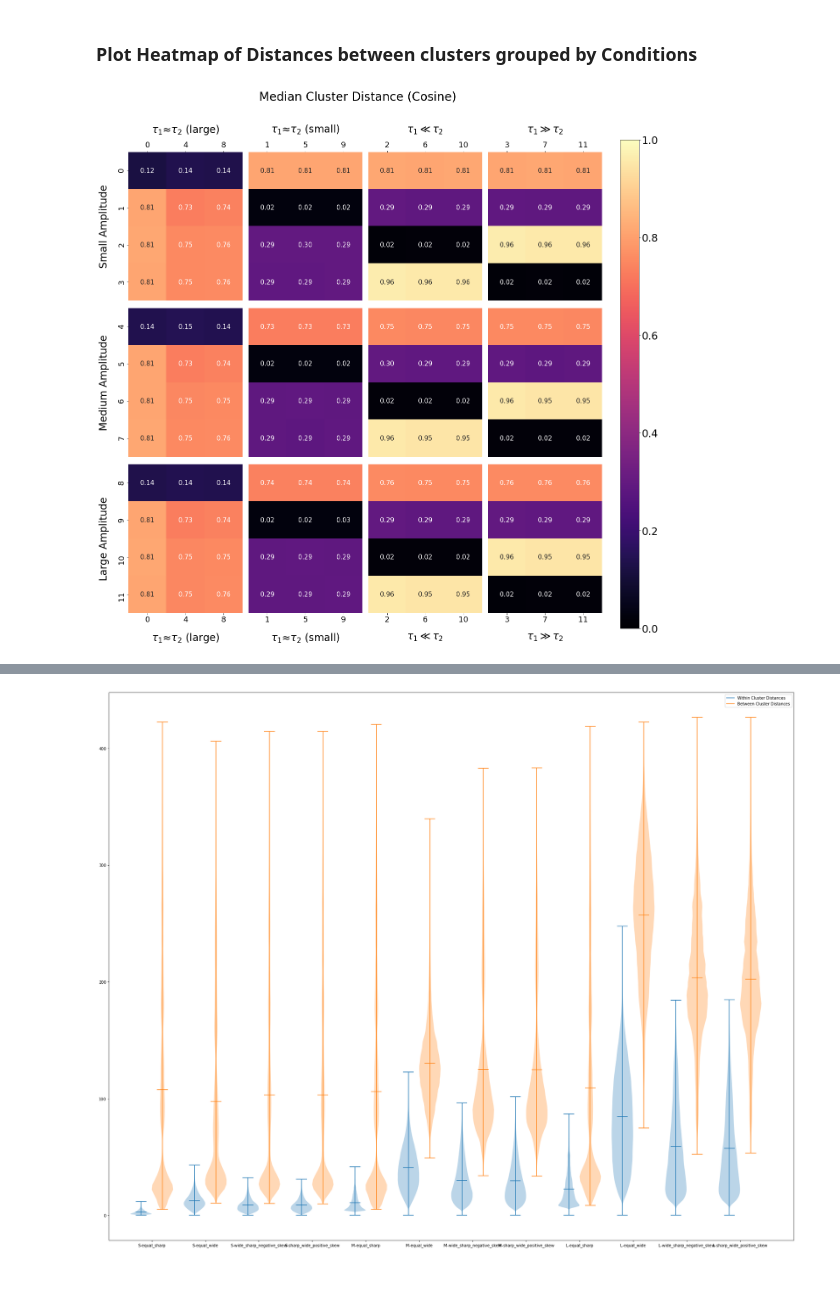
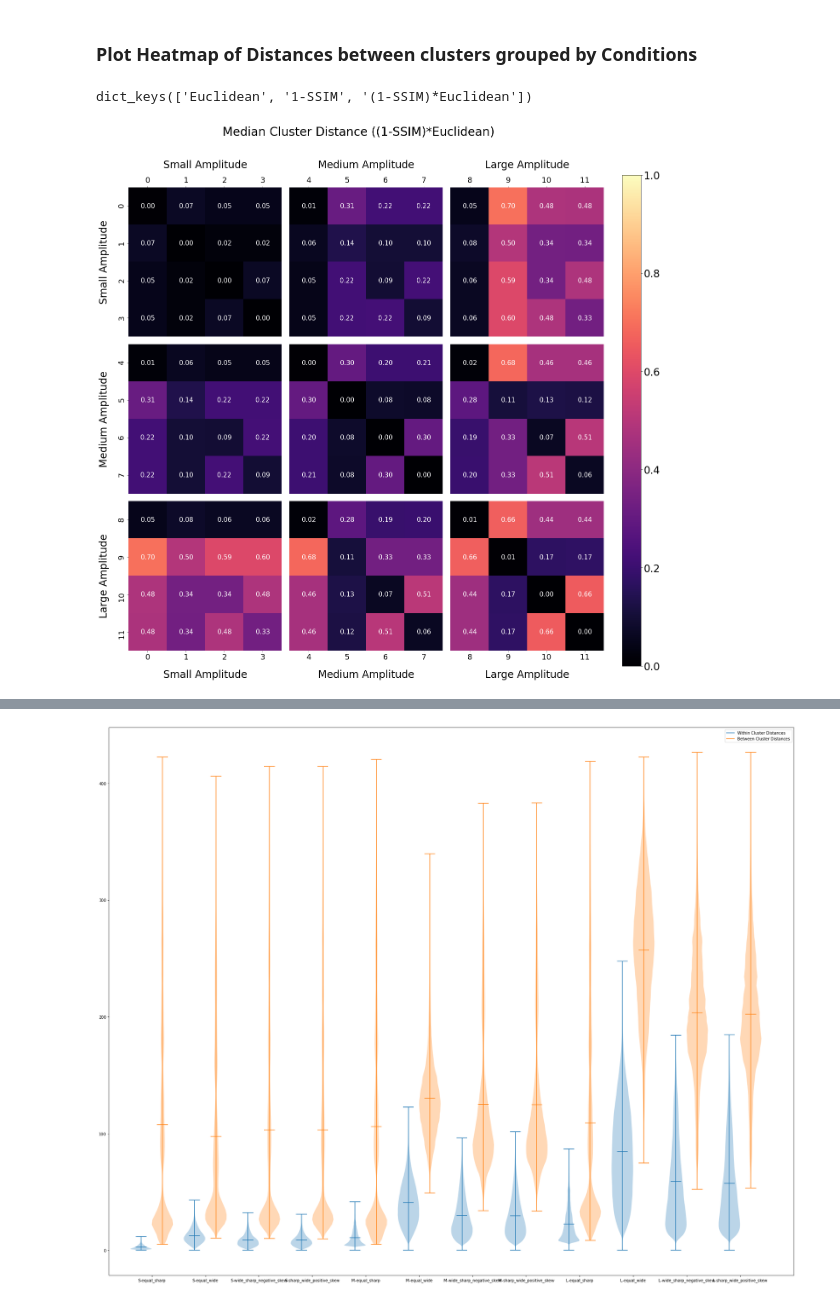
Before and after one commit to paulovic96/Burst_Clustering, a Jupyter notebook: spectral_clustering_analysis.ipynb, the cells around one changed output, grey strips where cells are left out. Saved outputs shown, nothing was run; the diff lists cells and outputs as text; code cells hidden in the pictures.

```diff
--- a/spectral_clustering_analysis.ipynb
+++ b/spectral_clustering_analysis.ipynb
@@ -573,7 +444,8 @@ def grouped_heatmap_plot(shape,
                          clusters_row = None,
                          clusters_col = None,
                          title = "",
-                         figsize = (20,20)):
+                         figsize = (20,20),
+                         subplotadjustments = None):
 
     if clusters_row is None:
         clusters_row = list(range(len(within_distances_mms_dict.keys())))
@@ -608,6 +480,8 @@ def grouped_heatmap_plot(shape,
 
     fig, ax = plt.subplots(ncols=cols, nrows=rows,figsize = figsize)
 
+
+
     cmap = plt.cm.magma
     heatmapkws = dict(square=False, cbar=False, cmap = cmap, vmin=0, vmax= 1,annot_kws={"fontsize":15})
 
@@ -618,10 +492,11 @@ def grouped_heatmap_plot(shape,
     col_labels = col_conditions#["Small Amplitude", "Medium Amplitude", "Large Amplitude"]
 
     cluster_in_rows = sum([list(range(i,shape[0],row_conditions_occurance_in_data_interval)) for i in range(row_conditions_occurance_in_data_interval)],[])
-
+    #print(cluster_in_rows)
 
     for row in range(rows):
         cluster_in_columns = sum([list(range(i,shape[1],col_conditions_occurance_in_data_interval)) for i in range(col_conditions_occurance_in_data_interval)],[])
+        #print(cluster_in_columns)
 
         data_rows = cluster_in_rows[:int(shape[0]/rows)]
         for i in data_rows:
@@ -660,34 +535,67 @@ def grouped_heatmap_plot(shape,
     sm.set_array([])
     fig.colorbar(sm, cax=cax)
     cax.tick_params(labelsize = 24)
-    plt.subplots_adjust(wspace = 0.05, hspace = 0.05)
+    if not subplotadjustments is None:
+        left = subplotadjustments[0]
+        right = subplotadjustments[1]
+        bottom = subplotadjustments[2]
+        top =  subplotadjustments[3]
+        wspace =  subplotadjustments[4]
+        hspace =  subplotadjustments[5]
+
+        plt.subplots_adjust(left=left,right=right,bottom=bottom,top=top, wspace = wspace, hspace = hspace)
+    else:
+        plt.subplots_adjust(wspace = 0.05, hspace = 0.05)
 
     fig.suptitle(title, fontsize=28)
+# %%
+max_values.keys()
+# %% [output]
+dict_keys(['Euclidean', '1-SSIM', '(1-SSIM)*Euclidean'])
 # %%
-n_clusters = (12,12)
-metric = "Cosine"
-max_value = 1
+n_clusters = (12,12) #(45,45) #(12,12)
+metric = "(1-SSIM)*Euclidean"
+max_value = np.round(max_values[metric])
+
+# Clearly Separable
 #row_conditions = [r'$\tau_1 ≈ \tau_2$ (large)', r'$\tau_1 ≈ \tau_2$ (small)', r'$\tau_1 \ll \tau_2$', r'$\tau_1 \gg \tau_2$']
-col_conditions = [r'$\tau_1 ≈ \tau_2$ (large)', r'$\tau_1 ≈ \tau_2$ (small)', r'$\tau_1 \ll \tau_2$', r'$\tau_1 \gg \tau_2$']
+#col_conditions = [r'$\tau_1 ≈ \tau_2$ (large)', r'$\tau_1 ≈ \tau_2$ (small)', r'$\tau_1 \ll \tau_2$', r'$\tau_1 \gg \tau_2$']
 row_conditions = ["Small Amplitude", "Medium Amplitude", "Large Amplitude"]
-#col_conditions = ["Small Amplitude", "Medium Amplitude", "Large Amplitude"]
+col_conditions = ["Small Amplitude", "Medium Amplitude", "Large Amplitude"]
+
+
+# Ambiguous
+#row_conditions = [r'$\tau_1 ≈ \tau_2$' + "\n(l)",r'$\tau_1 ≈ \tau_2$' + "\n(m)", r'$\tau_1 ≈ \tau_2$' + "\n(s)",
+#                  r'$\tau_1 \ll \tau_2$'+ "\n" + r'$(s) \ll (l)$', r'$\tau_1 < \tau_2$' + "\n(s) < (m)", r'$\tau_1 < \tau_2$' + "\n (m) < (l)",
+#                  r'$\tau_1 \gg \tau_2$'+ "\n" + r'$(l) \gg (s)$', r'$\tau_1 > \tau_2$' + "\n(m) > (s)", r'$\tau_1 > \tau_2$' + "\n(l) > (m)"]
+
+
+#col_conditions = [r'$\tau_1 ≈ \tau_2$' + "\n(l)",r'$\tau_1 ≈ \tau_2$' + "\n(m)", r'$\tau_1 ≈ \tau_2$' + "\n(s)",
+#                  r'$\tau_1 \ll \tau_2$'+ "\n" + r'$(s) \ll (l)$', r'$\tau_1 < \tau_2$' + "\n(s) < (m)", r'$\tau_1 < \tau_2$' + "\n (m) < (l)",
+#                  r'$\tau_1 \gg \tau_2$'+ "\n" + r'$(l) \gg (s)$', r'$\tau_1 > \tau_2$' + "\n(m) > (s)", r'$\tau_1 > \tau_2$' + "\n(l) > (m)"]
+
+#row_conditions = ["Small Amplitude","Small/Medium Amplitude", "Medium Amplitude", "Medium/Large Amplitude" ,"Large Amplitude"]
+#col_conditions = ["Small Amplitude","Small/Medium Amplitude", "Medium Amplitude", "Medium/Large Amplitude" ,"Large Amplitude"]
+
 
 row_conditions_occurance_in_data_interval = 1
-col_conditions_occurance_in_data_interval = 4
+col_conditions_occurance_in_data_interval = 1 #9
 title = "Median Cluster Distance (%s)" % metric
 
 
 grouped_heatmap_plot(n_clusters,
                      within_distances_means_stds[metric],
                      between_distances_means_stds[metric],
                      max_value,
                      row_conditions,
                      col_conditions,
                      row_conditions_occurance_in_data_interval,
                      col_conditions_occurance_in_data_interval,
                      title = title,
+                     #figsize = (35,35),
                      figsize = (20,20))
+                     #subplotadjustments = [0.08,0.91,0.1,0.9, 0.05, 0.05])
 
-#plt.savefig("heatmap_%s_amplitude_vs_time_constant" % metric.replace(".",""))
+plt.savefig("heatmap_%s_amplitude_vs_amplitude_equal_noise=[0,007]" % metric.replace(".",""))
 # %% [output]
-[figure, old version]
+[figure, new version]
```
Also changed, not shown: parts of 42 cells of this notebook, 6 other files.
